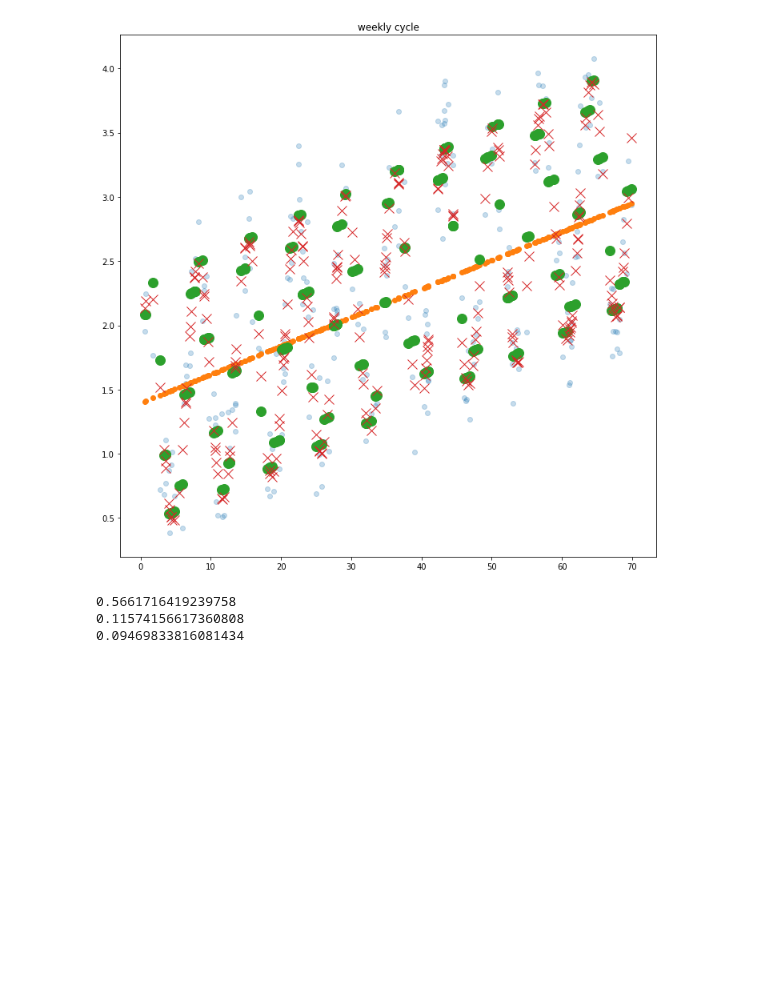
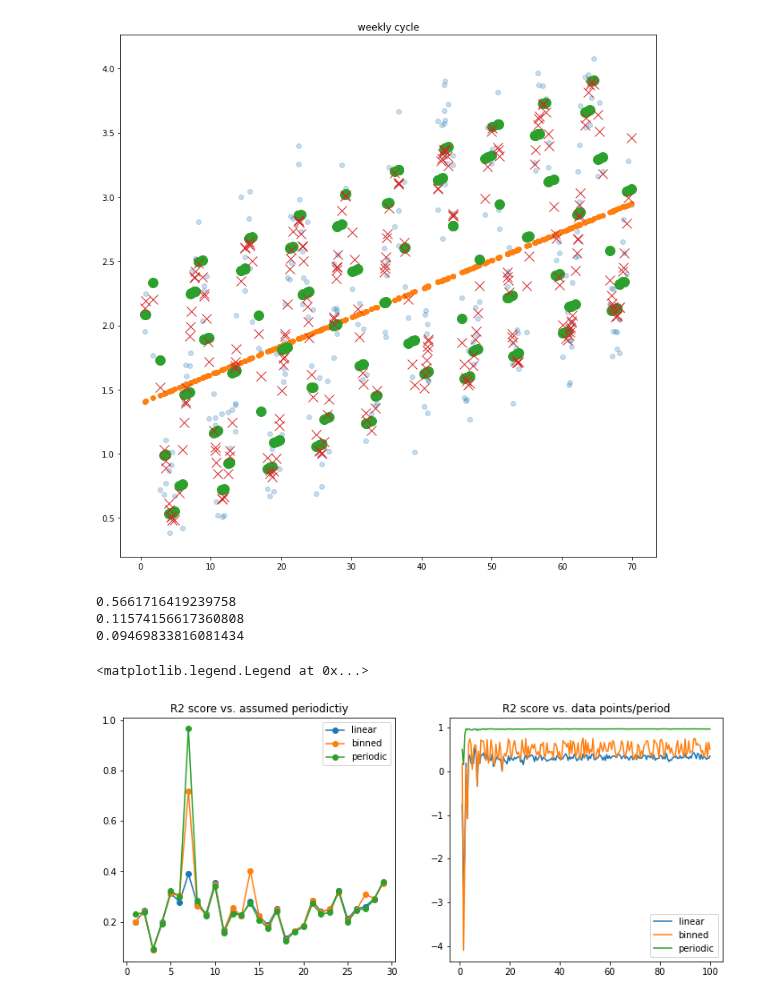
Before and after one commit to jpbm/probabilism, a Jupyter notebook: Statistics - Periodic Features.ipynb, the cells around one changed output. Drawn from its saved outputs; the diff is of its cells as text; code cells hidden in the pictures; blank space fills up the shorter version.

Commit message:
periodic features

```diff
--- a/Statistics - Periodic Features.ipynb
+++ b/Statistics - Periodic Features.ipynb
@@ -103,6 +103,10 @@ ax1 = fig.add_subplot(1,2,1)
 ax2 = fig.add_subplot(1,2,2)
 
 
+
+"""
+Look at iumpact of assumed periodicity
+"""
 weekly_fluctuation = 1
 daily_fluctuation = 0.5
 trend = 0.025
@@ -118,42 +122,68 @@ for assumed_periodicity in assumed_periodicities:
 
     x = np.random.uniform(low=0,high=10*7,size=N).reshape(-1,1)
     y = np.abs(1+weekly_fluctuation*np.sin(2*np.pi*(x+np.random.randn()*7)/7) + daily_fluctuation*np.abs(np.sin(2*np.pi*x/2)) + noise*np.random.normal(size=N)) + trend*x
 
-    binned_r2.append(np.mean(cross_val_score(BinnedRegression(assumed_periodicity),x,y,scoring='r2',cv=15,n_jobs=4,fit_params={'periodicity':assumed_periodicity})))
-    periodic_r2.append(np.mean(cross_val_score(PeriodicRegression(assumed_periodicity),x,y,scoring='r2',cv=15,n_jobs=4,fit_params={'periodicity':assumed_periodicity})))
-    linear_r2.append(np.mean(cross_val_score(LinearRegression(),x,y,scoring='r2',cv=15,n_jobs=4)))
+    binned_r2.append(
+        np.mean(
+            cross_val_score(BinnedRegression(assumed_periodicity),
+                            x,y,scoring='r2',cv=15,n_jobs=4,fit_params={'periodicity':assumed_periodicity})
+        ))
+    periodic_r2.append(
+        np.mean(
+            cross_val_score(PeriodicRegression(assumed_periodicity),
+                            x,y,scoring='r2',cv=15,n_jobs=4,fit_params={'periodicity':assumed_periodicity})
+        ))
+    linear_r2.append(
+        np.mean(
+            cross_val_score(LinearRegression(),x,y,scoring='r2',cv=15,n_jobs=4)
+        ))
 
 
-ax1.semilogy(assumed_periodicities,linear_r2,'o-')
-ax1.semilogy(assumed_periodicities,binned_r2,'o-')
-ax1.semilogy(assumed_periodicities,periodic_r2,'o-')
+ax1.plot(assumed_periodicities,linear_r2,'o-')
+ax1.plot(assumed_periodicities,binned_r2,'o-')
+ax1.plot(assumed_periodicities,periodic_r2,'o-')
 
 ax1.set_title("R2 score vs. assumed periodictiy")
 ax1.legend("linear,binned,periodic".split(','))
 
 
 
 
+"""
+Look at impact of sampling density
+"""
 binned_r2 = []
 periodic_r2 = []
 linear_r2 = []
 
 data_per_period = np.linspace(1,100,200)
 for density in data_per_period:
 
     N = 10*density
     x = np.random.uniform(low=0,high=10*7,size=int(N)).reshape(-1,1)
     y = np.abs(1+weekly_fluctuation*np.sin(2*np.pi*(x+np.random.randn()*7)/7) + daily_fluctuation*np.abs(np.sin(2*np.pi*x/2)) + noise*np.random.normal(size=int(N))) + trend*x
 
-    binned_r2.append(np.mean(cross_val_score(BinnedRegression(periodicity=7),x,y,scoring='r2',cv=5,n_jobs=4,fit_params={'periodicity':7})))
-    periodic_r2.append(np.mean(cross_val_score(PeriodicRegression(periodicity=7),x,y,scoring='r2',cv=5,n_jobs=4,fit_params={'periodicity':7})))
-    linear_r2.append(np.mean(cross_val_score(LinearRegression(),x,y,scoring='r2',cv=5,n_jobs=4)))
+    binned_r2.append(
+        np.mean(
+            cross_val_score(BinnedRegression(periodicity=7),x,y,scoring='r2',cv=5,n_jobs=4,fit_params={'periodicity':7})
+        ))
+    periodic_r2.append(
+        np.mean(
+            cross_val_score(PeriodicRegression(periodicity=7),x,y,scoring='r2',cv=5,n_jobs=4,fit_params={'periodicity':7})
+        ))
+    linear_r2.append(
+        np.mean(
+            cross_val_score(LinearRegression(),x,y,scoring='r2',cv=5,n_jobs=4)
+        ))
 
 
 
-ax2.semilogy(data_per_period,linear_r2)
-ax2.semilogy(data_per_period,binned_r2)
-ax2.semilogy(data_per_period,periodic_r2)
+ax2.plot(data_per_period,linear_r2)
+ax2.plot(data_per_period,binned_r2)
+ax2.plot(data_per_period,periodic_r2)
 
 ax2.set_title("R2 score vs. data points/period")
 ax2.legend("linear,binned,periodic".split(','))
+# %% [output]
+<matplotlib.legend.Legend at 0x...>
+[figure, added]
```
